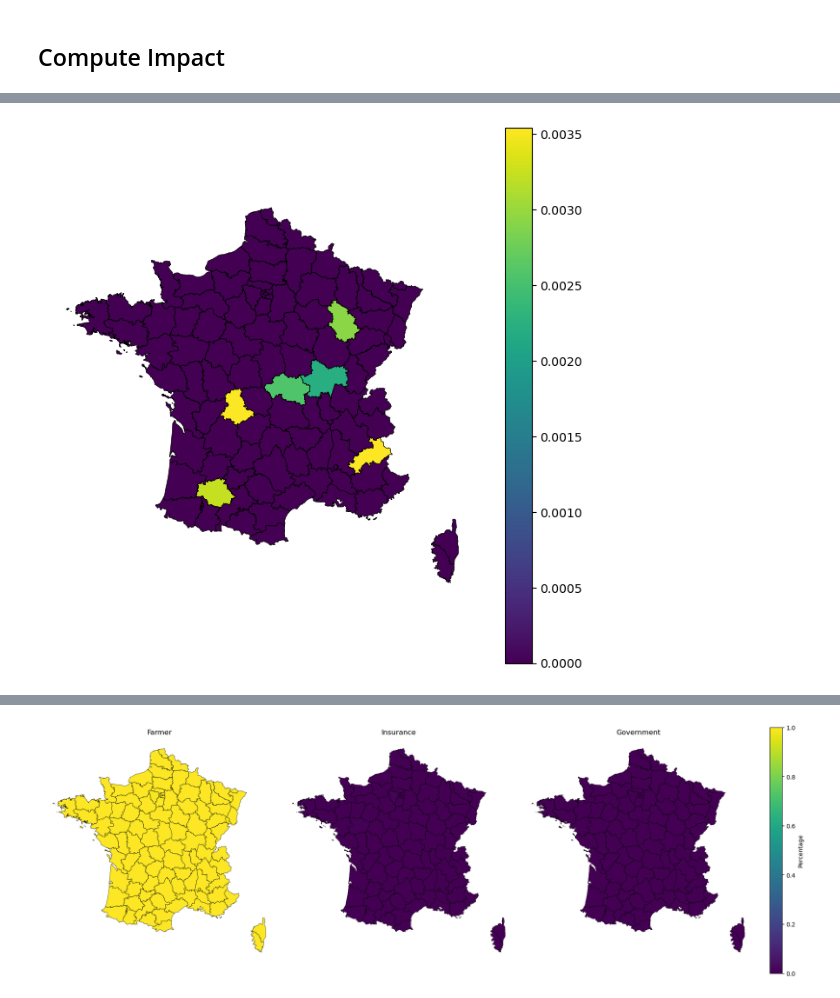
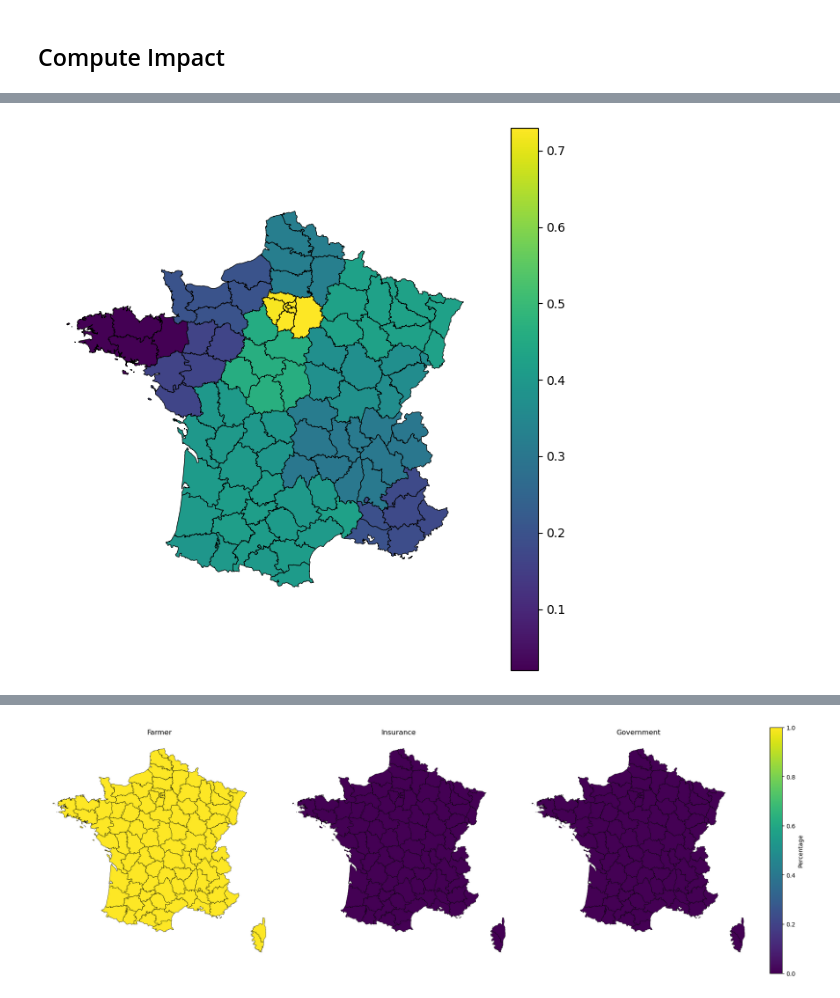
Before and after one commit to arvedluetzen/mus-climada, a Jupyter notebook: notebooks/0424_pipeline_update.ipynb, the cells around one changed output, grey strips where cells are left out. Drawn from its saved outputs; the diff is of its cells as text; code cells hidden in the pictures.

```diff
--- a/notebooks/0424_pipeline_update.ipynb
+++ b/notebooks/0424_pipeline_update.ipynb
@@ -53,10 +58,10 @@ import climada.util.lines_polys_handler as u_lp
 # TODO: Adjust Resolution
 exposure_pnt = u_lp.exp_geom_to_pnt(
     exposure_poly,
-    res=0.05,
-    to_meters=False,
+    res=1000,
+    to_meters=True,
     disagg_met=u_lp.DisaggMethod.FIX,
-    disagg_val=1,
+    disagg_val=None,
 )
 
 exposure_pnt_gdf = exposure_pnt.gdf
@@ -141,3 +138,11 @@ result = comp_who_pays(
 )
 
 exposure_pnt_gdf[["F", "I", "G"]] = result[["F", "I", "G"]].to_numpy()
+# %%
+## Computing Relative Payments
+result = (exposure_pnt_gdf[['F', 'I', 'G']]
+          .mul(exposure_pnt_gdf['eai'], axis=0)
+          .mul(exposure_pnt_gdf["value"], axis=0)
+          )
+
+exposure_pnt_gdf = exposure_pnt_gdf.join(result.add_suffix('_relative'))
@@ -144,8 +165,11 @@ exposure_pnt_gdf[["F", "I", "G"]] = result[["F", "I", "G"]].to_numpy()
 # %%
 from src.helpers import agg_to_departement
 
+## TODO: Rename results to sth else
 results = agg_to_departement(
     pnt_gdf=exposure_pnt_gdf,
-    value_cols=["insurance", "eai", "F", "I", "G"],
+    value_cols=["value", "insurance", "eai", "F", "I", "G", "F_relative", "I_relative", "G_relative"],
     agg_func="mean"
 )
+
+results
@@ -167,0 +190,16 @@ results
+# %%
+from src.helpers import comp_damage_map
+
+results["damaged_area"] = comp_damage_map(
+    eai=results["eai"],
+    value=results["value"],
+    area=results["area"]
+)
+
+## Computing Relative Payments
+
+result = results[['F', 'I', 'G']].mul(results['damaged_area'], axis=0)
+
+results = results.join(result.add_suffix('_area'))
+
+results
@@ -168,25 +220,25 @@ results
 # %%
 ## Plotting Any Column
 ## Idea: Value (Exposure) x EAI = damaged_area
 
 import geopandas as gpd
 import matplotlib.pyplot as plt
 
 # gdf is your GeoDataFrame
 # columns: geometry (polygons), value (numeric or categorical)
 
 fig, ax = plt.subplots(figsize=(8, 8))
 
 results.plot(
-    column="G",      # column used for coloring
+    column="insurance",      # column used for coloring
     ax=ax,
     cmap="viridis",      # color map
     legend=True,         # show color bar / legend
     edgecolor="black",   # polygon borders
     linewidth=0.5
 )
 
 ax.set_axis_off()
 plt.show()
 # %% [output]
-[figure, old version]
+[figure, new version]
```
Also changed, not shown: parts of 16 cells of this notebook, 9 other files.
